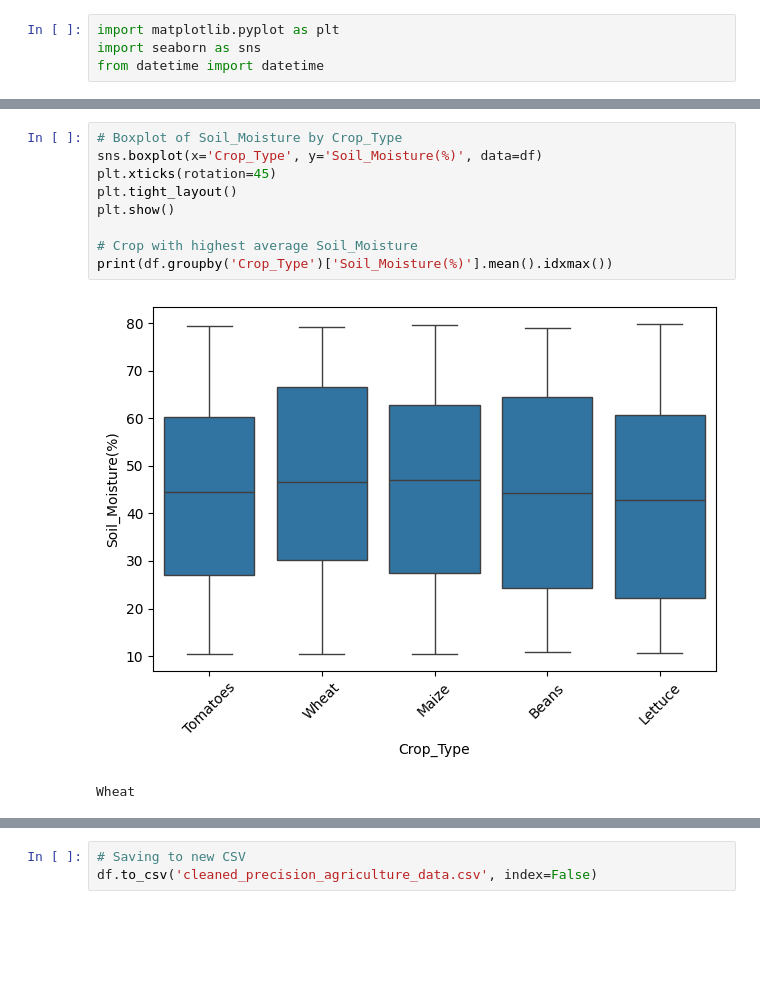
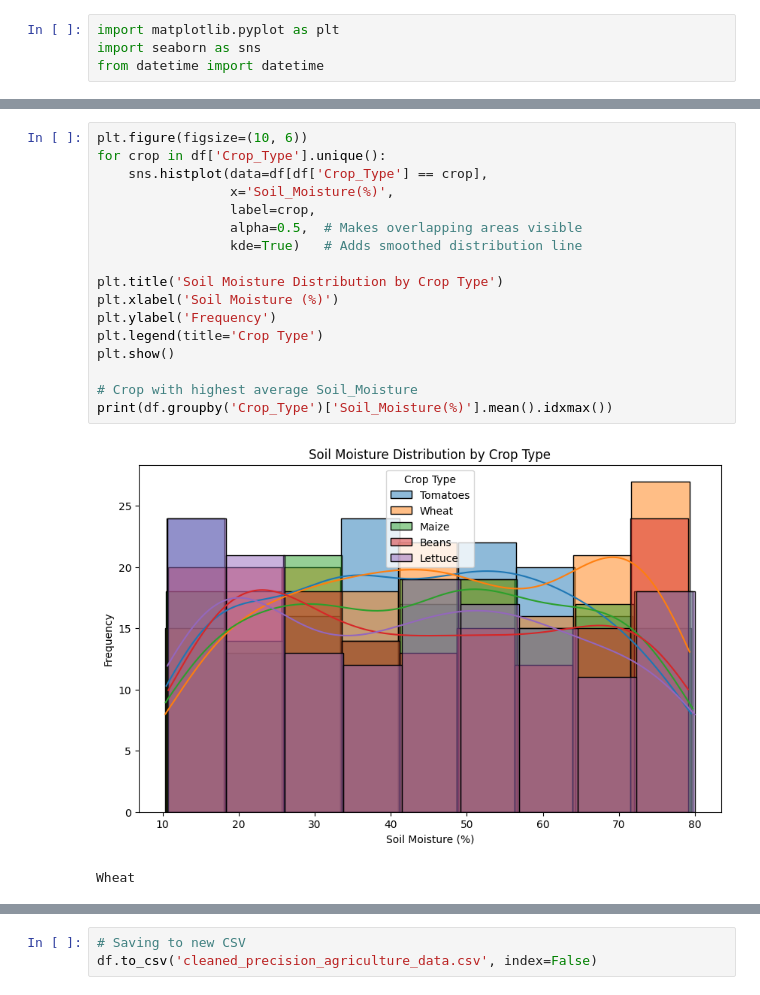
Before and after one commit to NamatovuChristineMaria123/Namatovu-Christine-Maria, a Jupyter notebook: precision_agriculture.ipynb, the cells around one changed output, grey strips where cells are left out. Cells and saved outputs as stored; diff of their text form; blank space fills up the shorter version.

```diff
--- a/precision_agriculture.ipynb
+++ b/precision_agriculture.ipynb
@@ -253,14 +254,22 @@ ValueError: hist method requires numerical or datetime columns, nothing to plot.
 # %%
-# Boxplot of Soil_Moisture by Crop_Type
-sns.boxplot(x='Crop_Type', y='Soil_Moisture(%)', data=df)
-plt.xticks(rotation=45)
-plt.tight_layout()
+plt.figure(figsize=(10, 6))
+for crop in df['Crop_Type'].unique():
+    sns.histplot(data=df[df['Crop_Type'] == crop],
+                 x='Soil_Moisture(%)',
+                 label=crop,
+                 alpha=0.5,  # Makes overlapping areas visible
+                 kde=True)   # Adds smoothed distribution line
+
+plt.title('Soil Moisture Distribution by Crop Type')
+plt.xlabel('Soil Moisture (%)')
+plt.ylabel('Frequency')
+plt.legend(title='Crop Type')
 plt.show()
 
 # Crop with highest average Soil_Moisture
 print(df.groupby('Crop_Type')['Soil_Moisture(%)'].mean().idxmax())
 # %% [output]
-[figure, old version]
+[figure, new version]
 Wheat
 # %%
 # Analysing irrigation recommended against temperature, to make recommendations
```
Also changed, not shown: parts of 4 cells of this notebook.
